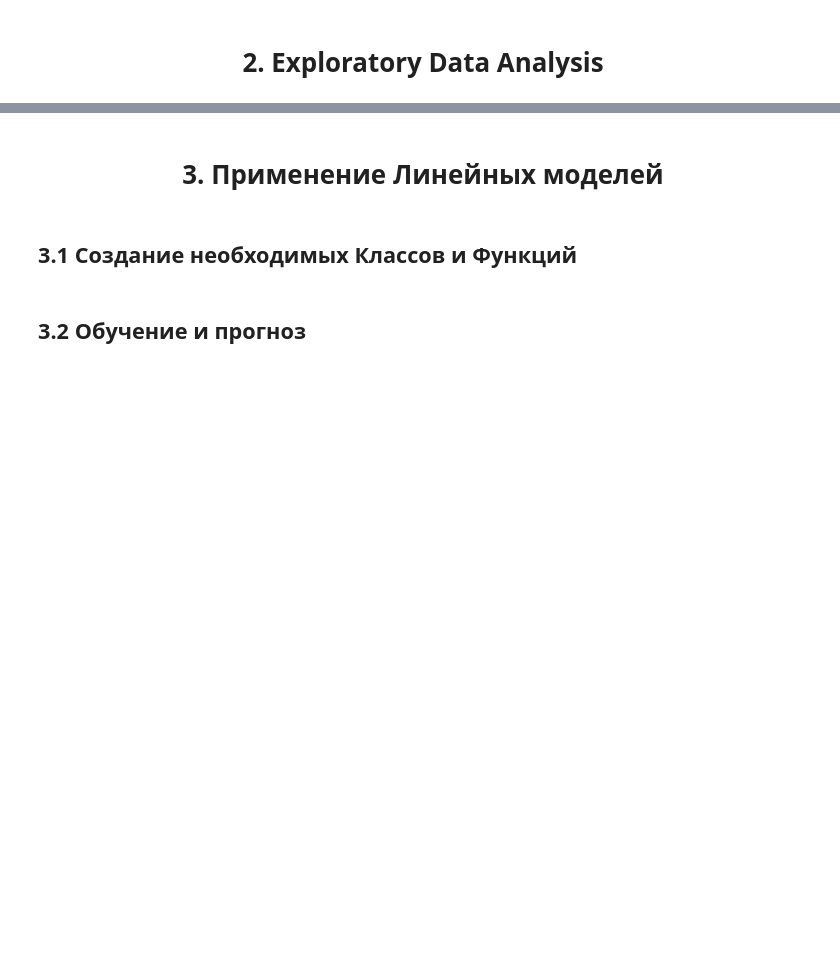
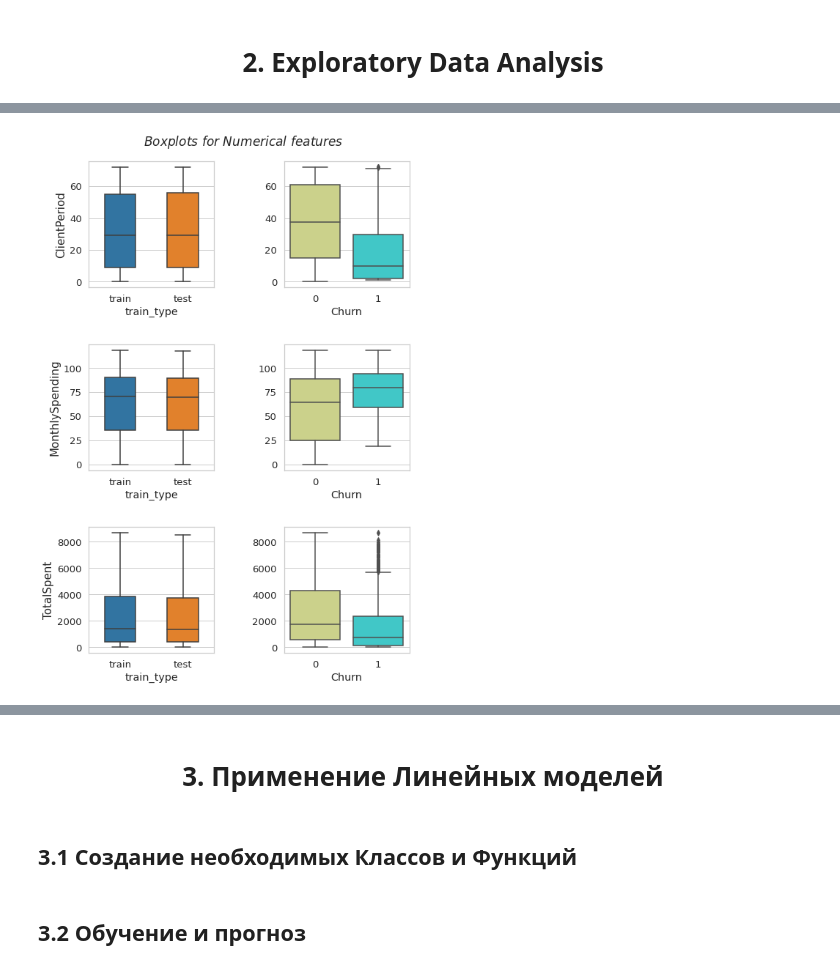
Before and after one commit to EuMentality/competitions, a Jupyter notebook: churn_telecom_prediction/EDA.ipynb, the cells around one changed output, grey strips where cells are left out. Saved outputs shown, nothing was run; the diff lists cells and outputs as text; code cells hidden in the pictures; blank space fills up the shorter version.

```diff
--- a/churn_telecom_prediction/EDA.ipynb
+++ b/churn_telecom_prediction/EDA.ipynb
@@ -383,0 +313,11 @@ sns.scatterplot(x='tsne_1', y='tsne_2', hue='Label', palette = 'deep', data=tsne
+# %%
+fig, axes = plt.subplots(len(num_cols),2, figsize = (7,10))
+fig.tight_layout(w_pad = 5, h_pad = 5)
+fig.suptitle(r'$Boxplots\ for\ Numerical\ features$', y=1.03, fontsize=17)
+for i, feature in enumerate(num_cols):
+    sns.boxplot(data=data, y=feature, x='train_type', palette='tab10', ax=axes[i,0], width=0.5)
+    sns.boxplot(data=train, y=feature, x='Churn', palette='rainbow_r', ax=axes[i,1])
+    axes[i,0].set_ylabel(f'{feature}', fontsize=15)
+    axes[i,1].set_ylabel('')
+# %% [output]
+[figure, added]
```
Also changed, not shown: parts of 101 cells of this notebook.
